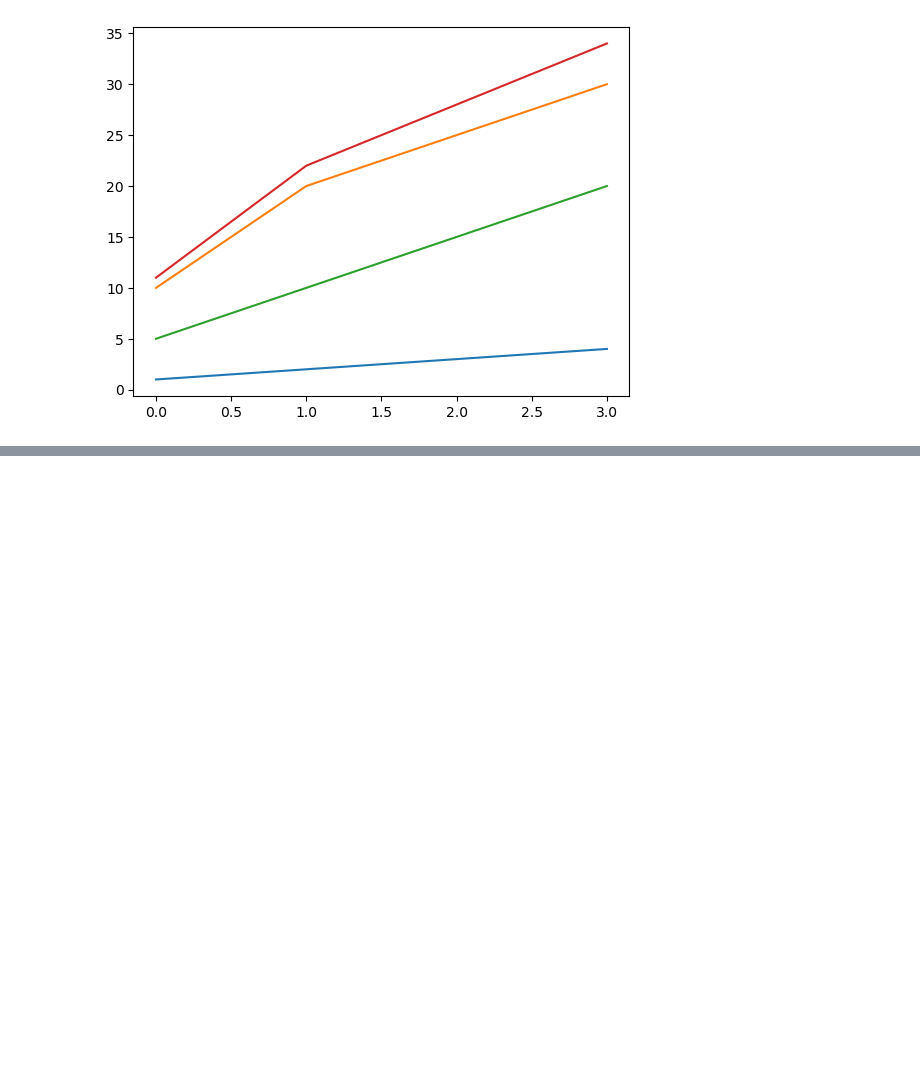
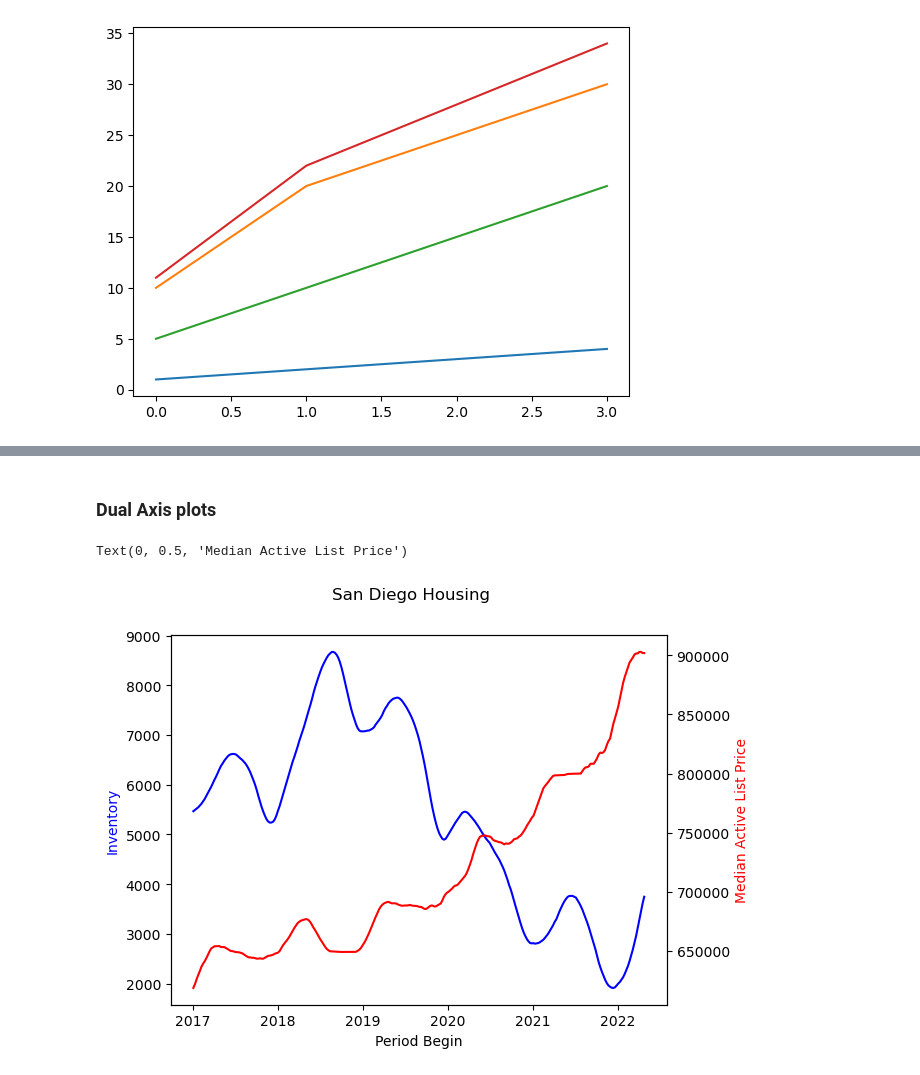
Before and after one commit to upadhyayap/pylearn, a Jupyter notebook: notebooks/visualisation/matplot_lib.ipynb, the cells around one changed output, grey strips where cells are left out. Drawn from its saved outputs; the diff is of its cells as text; code cells hidden in the pictures; blank space fills up the shorter version.

```diff
--- a/notebooks/visualisation/matplot_lib.ipynb
+++ b/notebooks/visualisation/matplot_lib.ipynb
@@ -56,0 +114,8 @@ ax.plot(housing10['period_begin'], housing10['inventory'])
+# %%
+# Dual axis chart
+# using twinx() method to create dual axis charts
+ca_housing = ( housing_df.loc[housing_df['region_name'].str.contains("CA")]
+              .assign(region_name = housing_df['region_name'].str[0:-11])
+              .set_index('period_begin').sort_index()
+              )
+ca_housing
@@ -56,0 +137,16 @@ ax.plot(housing10['period_begin'], housing10['inventory'])
+# %% [markdown]
+### Dual Axis plots
+# %%
+sd_dual = ca_housing.loc[ca_housing['region_name'] == 'San Diego', ['inventory', 'median_active_list_price']]
+
+fig, ax = plt.subplots()
+fig.suptitle('San Diego Housing')
+ax.plot(sd_dual['inventory'], color='blue')
+ax.set_ylabel('Inventory', color='blue')
+ax.set_xlabel('Period Begin')
+ax2 = ax.twinx()
+ax2.plot(sd_dual['median_active_list_price'], color='red')
+ax2.set_ylabel('Median Active List Price', color='red')
+# %% [output]
+Text(0, 0.5, 'Median Active List Price')
+[figure, added]
```
Also changed, not shown: parts of 17 cells of this notebook.
